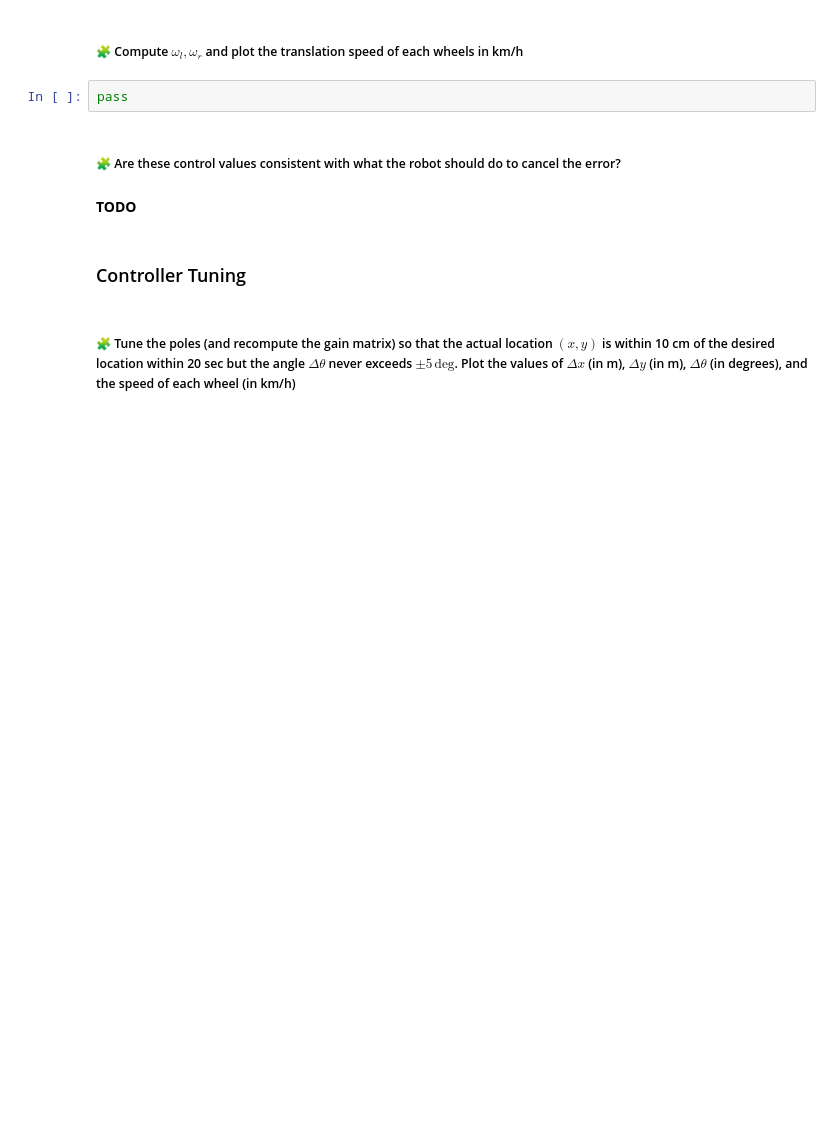
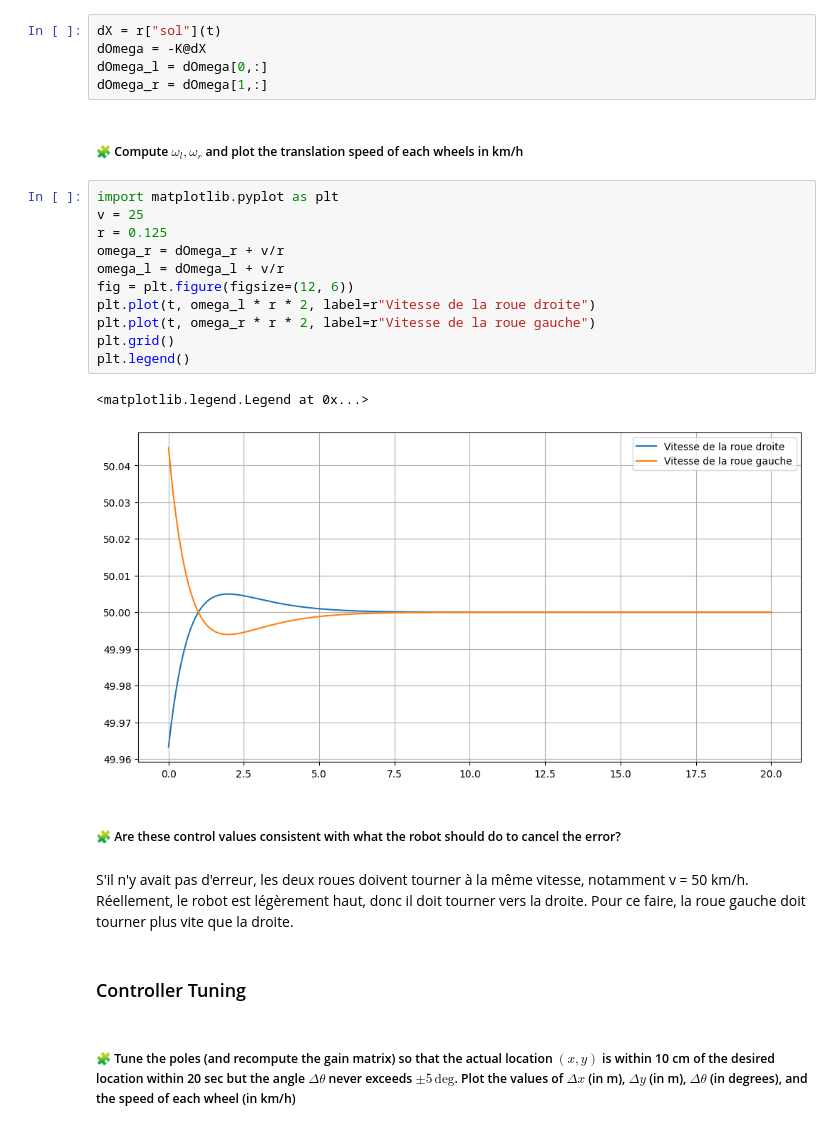
Before and after one commit to saadlf36/control-engineering-with-python-project-2023-2024, a Jupyter notebook: Project-part-2.ipynb, the cells around one changed output. Drawn from its saved outputs; the diff is of its cells as text; blank space fills up the shorter version.

```diff
--- a/Project-part-2.ipynb
+++ b/Project-part-2.ipynb
@@ -545,11 +601,29 @@ pass
+# %%
+dX = r["sol"](t)
+dOmega = -K@dX
+dOmega_l = dOmega[0,:]
+dOmega_r = dOmega[1,:]
 # %% [markdown]
 ##### 🧩 Compute $\omega_l,\omega_r$ and plot the translation speed of each wheels in km/h
-# %%
-pass
+# %%
+import matplotlib.pyplot as plt
+v = 25
+r = 0.125
+omega_r = dOmega_r + v/r
+omega_l = dOmega_l + v/r
+fig = plt.figure(figsize=(12, 6))
+plt.plot(t, omega_l * r * 2, label=r"Vitesse de la roue droite")
+plt.plot(t, omega_r * r * 2, label=r"Vitesse de la roue gauche")
+plt.grid()
+plt.legend()
+# %% [output]
+<matplotlib.legend.Legend at 0x...>
+[figure, added]
 # %% [markdown]
 ##### 🧩 Are these control values consistent with what the robot should do to cancel the error?
-# %% [markdown]
-**TODO**
+# %% [markdown]
+S'il n'y avait pas d'erreur, les deux roues doivent tourner à la même vitesse, notamment v = 50 km/h.
+Réellement, le robot est légèrement haut, donc il doit tourner vers la droite. Pour ce faire, la roue gauche doit tourner plus vite que la droite.
 # %% [markdown]
 ###  Controller Tuning
 # %% [markdown]
```
Also changed, not shown: parts of 16 cells of this notebook.
